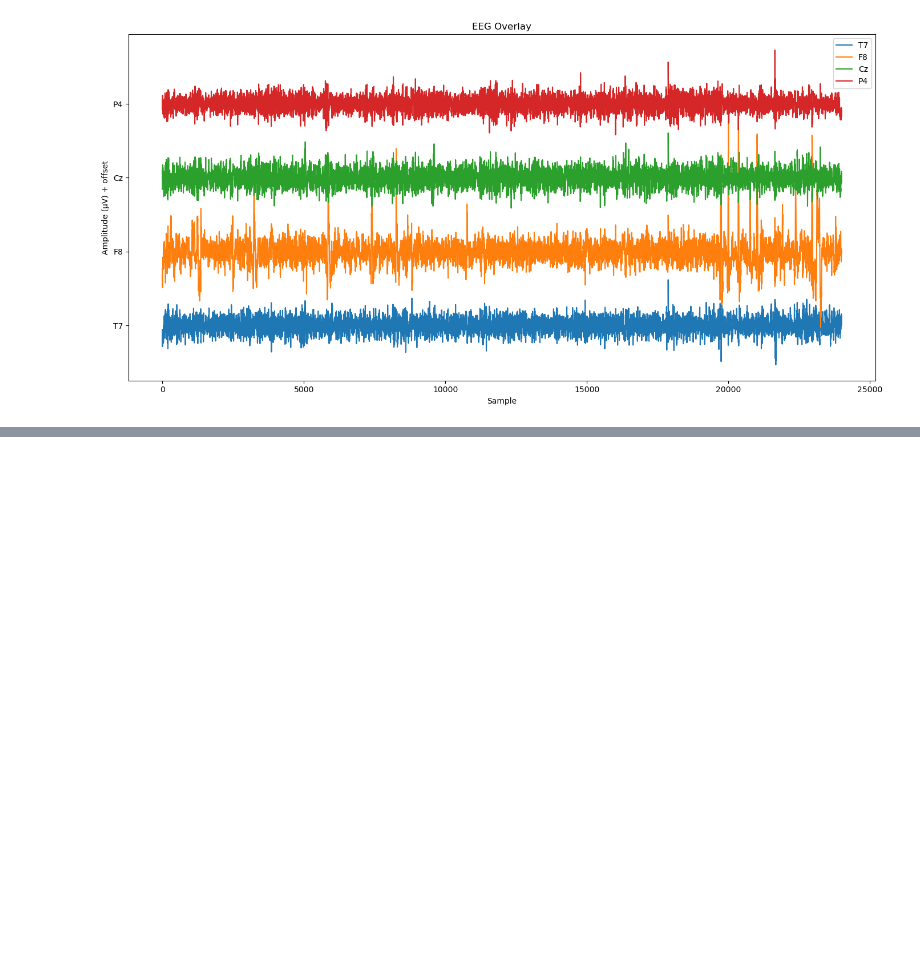
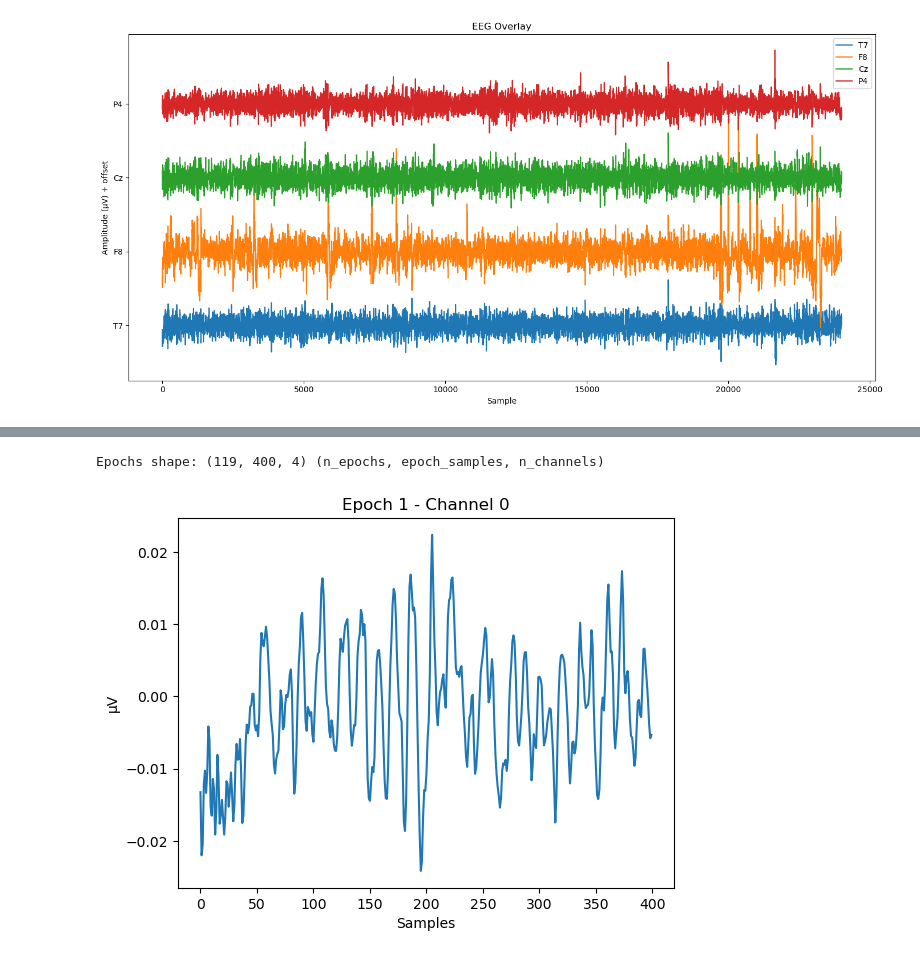
Before and after one commit to cristopher-d-delgado/Analysis-of-EEG-Signal, a Jupyter notebook: eda.ipynb, the cells around one changed output, grey strips where cells are left out. Saved outputs shown, nothing was run; the diff lists cells and outputs as text; code cells hidden in the pictures; blank space fills up the shorter version.

Commit message:
made epoching function

```diff
--- a/eda.ipynb
+++ b/eda.ipynb
@@ -682,0 +737,18 @@ compare_all_channels_overlay(my_eeg=eeg_proc)
+# %%
+epochs = epoch_eeg(eeg_proc, fs=FS, epoch_length_sec=2.0, overlap_sec=1.0)
+
+print(f"Epochs shape: {epochs.shape} (n_epochs, epoch_samples, n_channels)")
+# %% [output]
+Epochs shape: (119, 400, 4) (n_epochs, epoch_samples, n_channels)
+# %%
+# Sanity check
+import matplotlib.pyplot as plt
+
+# Plot first epoch, first channel
+plt.plot(epochs[0, :, 0])
+plt.title("Epoch 1 - Channel 0")
+plt.xlabel("Samples")
+plt.ylabel("µV")
+plt.show()
+# %% [output]
+[figure, added]
```
Also changed, not shown: parts of 5 cells of this notebook.
